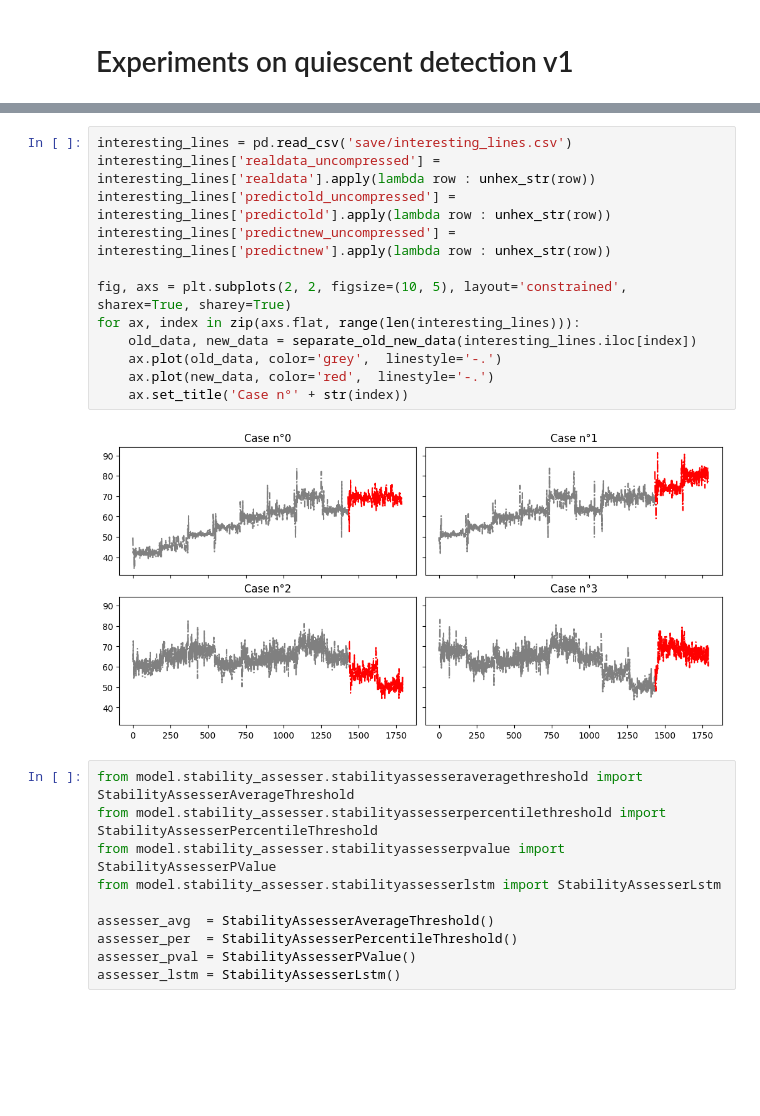
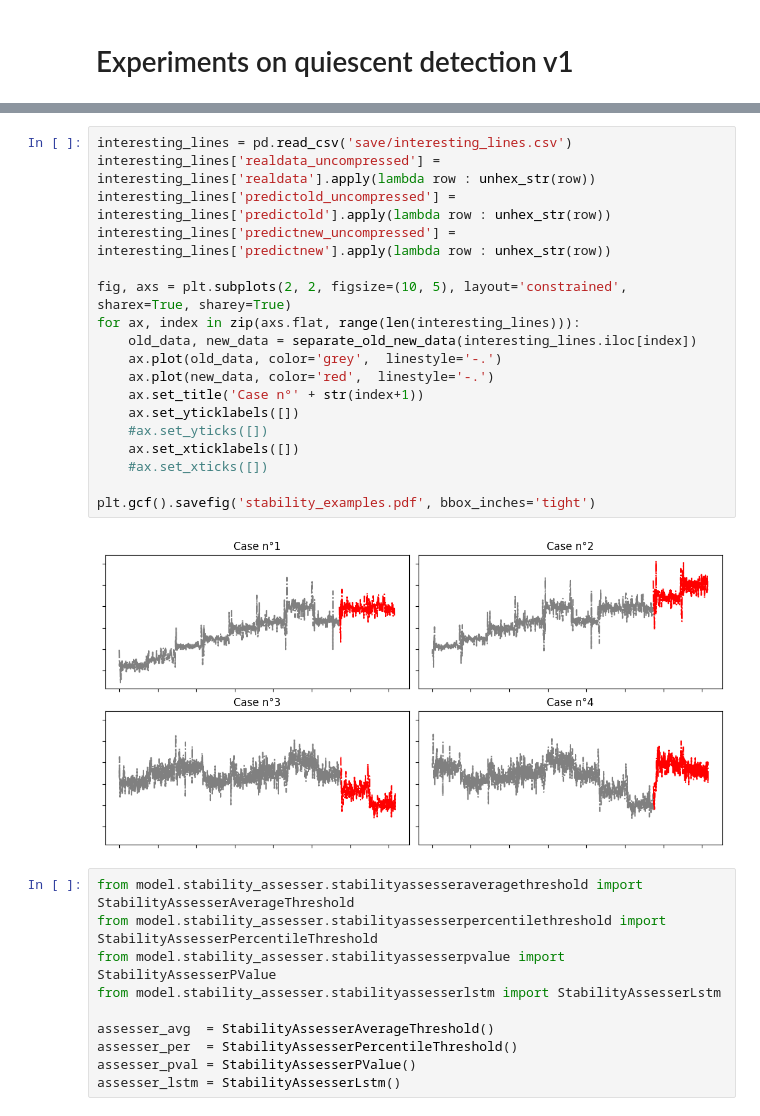
Before and after one commit to jacquetpi/scroogevm, a Jupyter notebook: scroogevm_lstm_analysis.ipynb, the cells around one changed output, grey strips where cells are left out. Drawn from its saved outputs; the diff is of its cells as text; blank space fills up the shorter version.

```diff
--- a/scroogevm_lstm_analysis.ipynb
+++ b/scroogevm_lstm_analysis.ipynb
@@ -117,17 +111,23 @@ plot_for_line(trace_df.iloc[28])
 # %%
 interesting_lines = pd.read_csv('save/interesting_lines.csv')
 interesting_lines['realdata_uncompressed'] = interesting_lines['realdata'].apply(lambda row : unhex_str(row))
 interesting_lines['predictold_uncompressed'] = interesting_lines['predictold'].apply(lambda row : unhex_str(row))
 interesting_lines['predictnew_uncompressed'] = interesting_lines['predictnew'].apply(lambda row : unhex_str(row))
 
 fig, axs = plt.subplots(2, 2, figsize=(10, 5), layout='constrained', sharex=True, sharey=True)
 for ax, index in zip(axs.flat, range(len(interesting_lines))):
     old_data, new_data = separate_old_new_data(interesting_lines.iloc[index])
     ax.plot(old_data, color='grey',  linestyle='-.')
     ax.plot(new_data, color='red',  linestyle='-.')
-    ax.set_title('Case n°' + str(index))
+    ax.set_title('Case n°' + str(index+1))
+    ax.set_yticklabels([])
+    #ax.set_yticks([])
+    ax.set_xticklabels([])
+    #ax.set_xticks([])
+
+plt.gcf().savefig('stability_examples.pdf', bbox_inches='tight')
 # %% [output]
-[figure, old version]
+[figure, new version]
 # %%
 from model.stability_assesser.stabilityassesseraveragethreshold import StabilityAssesserAverageThreshold
 from model.stability_assesser.stabilityassesserpercentilethreshold import StabilityAssesserPercentileThreshold
```
Also changed, not shown: parts of 26 cells of this notebook, 5 other files.
